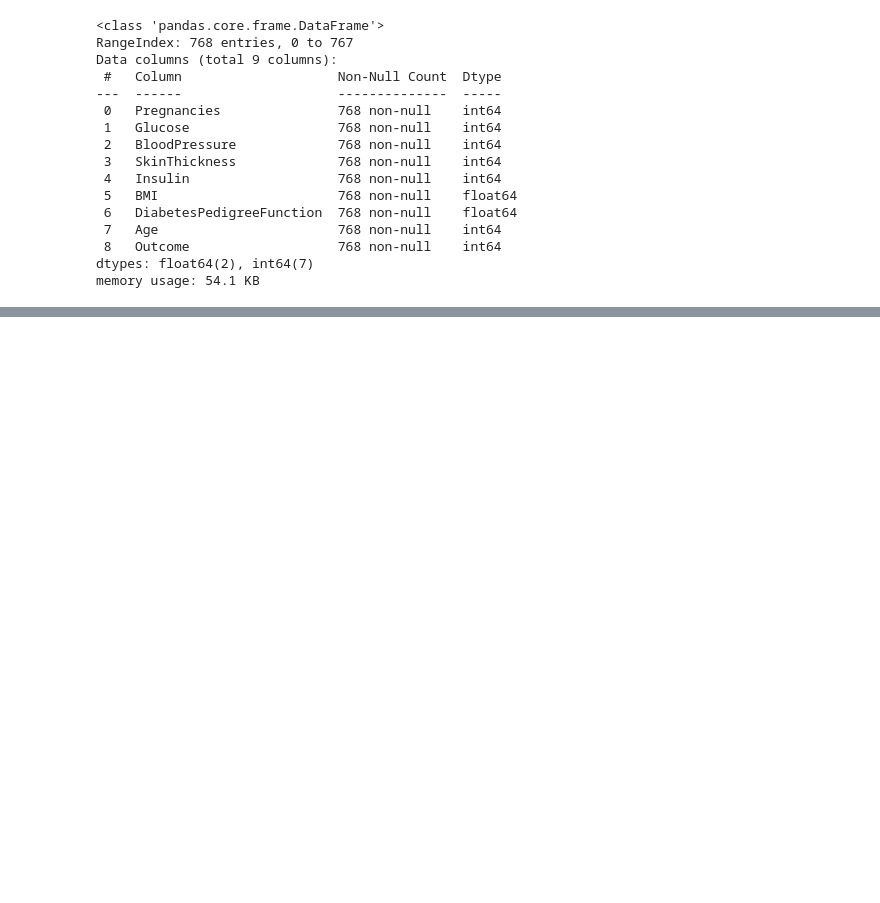
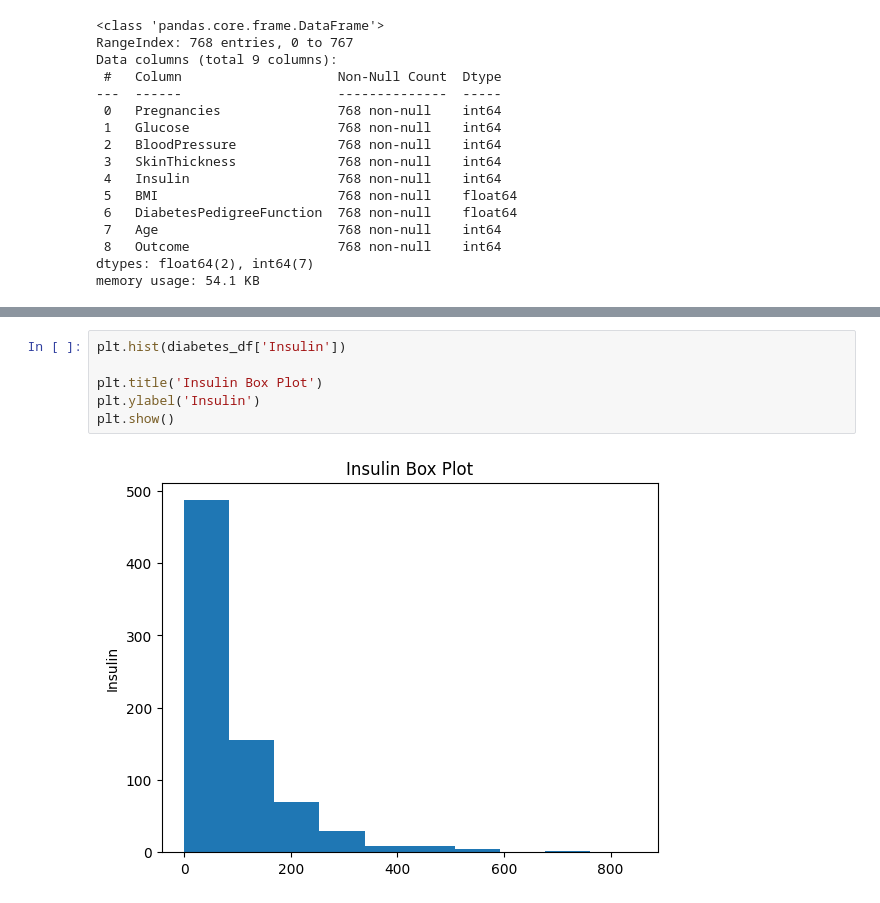
Before and after one commit to Vivekraj-adhikari/scratch-vs-sklearn, a Jupyter notebook: logistic-regression/diabetes_prediction.ipynb, the cells around one changed output, grey strips where cells are left out. Saved outputs shown, nothing was run; the diff lists cells and outputs as text; blank space fills up the shorter version.

Commit message:
Plotted histograms for features

```diff
--- a/logistic-regression/diabetes_prediction.ipynb
+++ b/logistic-regression/diabetes_prediction.ipynb
@@ -35,0 +61,8 @@ diabetes_df.describe()
+# %%
+plt.hist(diabetes_df['Insulin'])
+
+plt.title('Insulin Box Plot')
+plt.ylabel('Insulin')
+plt.show()
+# %% [output]
+[figure, added]
```
Also changed, not shown: parts of 6 cells of this notebook.
